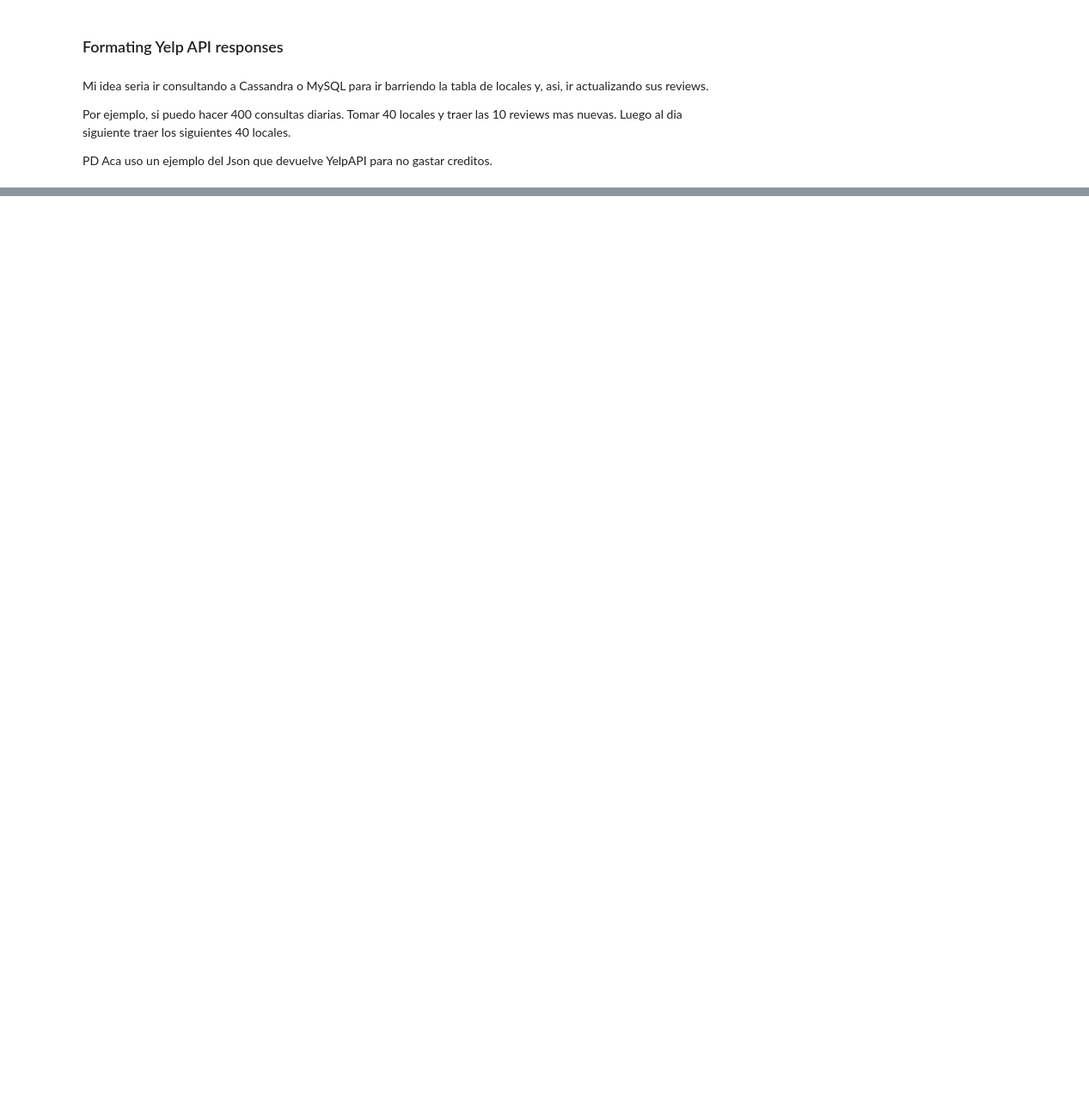
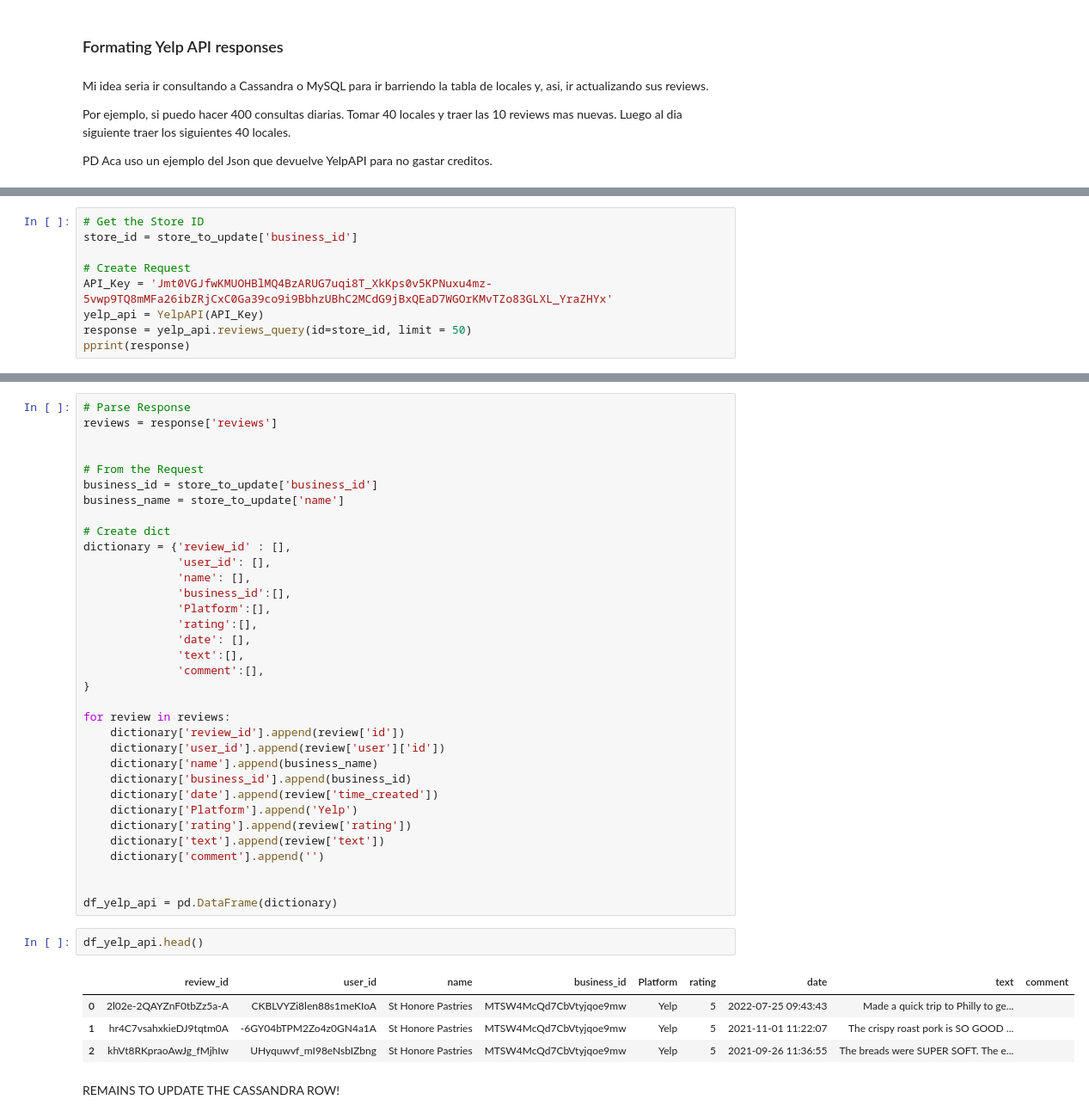
Before and after one commit to volpo/PG_YELP_GOOGLE_MAPS, a Jupyter notebook: Cassandra_SQL_DataPipeline/YelpApiDraft.ipynb, the cells around one changed output, grey strips where cells are left out. Shown at 86% size. Cells and saved outputs as stored; diff of their text form; blank space fills up the shorter version.

```diff
--- a/Cassandra_SQL_DataPipeline/YelpApiDraft.ipynb
+++ b/Cassandra_SQL_DataPipeline/YelpApiDraft.ipynb
@@ -370,0 +460,9 @@ df_yelp_api.head()
+# %%
+# Get the Store ID
+store_id = store_to_update['business_id']
+
+# Create Request
+API_Key = 'Jmt0VGJfwKMUOHBlMQ4BzARUG7uqi8T_XkKps0v5KPNuxu4mz-5vwp9TQ8mMFa26ibZRjCxC0Ga39co9i9BbhzUBhC2MCdG9jBxQEaD7WGOrKMvTZo83GLXL_YraZHYx'
+yelp_api = YelpAPI(API_Key)
+response = yelp_api.reviews_query(id=store_id, limit = 50)
+pprint(response)
@@ -370,0 +487,43 @@ df_yelp_api.head()
+# %%
+# Parse Response
+reviews = response['reviews']
+
+
+# From the Request
+business_id = store_to_update['business_id']
+business_name = store_to_update['name']
+
+# Create dict
+dictionary = {'review_id' : [],
+              'user_id': [],
+              'name': [],
+              'business_id':[],
+              'Platform':[],
+              'rating':[],
+              'date': [],
+              'text':[],
+              'comment':[],
+}
+
+for review in reviews:
+    dictionary['review_id'].append(review['id'])
+    dictionary['user_id'].append(review['user']['id'])
+    dictionary['name'].append(business_name)
+    dictionary['business_id'].append(business_id)
+    dictionary['date'].append(review['time_created'])
+    dictionary['Platform'].append('Yelp')
+    dictionary['rating'].append(review['rating'])
+    dictionary['text'].append(review['text'])
+    dictionary['comment'].append('')
+
+
+df_yelp_api = pd.DataFrame(dictionary)
+# %%
+df_yelp_api.head()
+# %% [output]
+|  | review_id | user_id | name | business_id | Platform | rating | date | text | comment |
+| 0 | 2l02e-2QAYZnF0tbZz5a-A | CKBLVYZi8len88s1meKIoA | St Honore Pastries | MTSW4McQd7CbVtyjqoe9mw | Yelp | 5 | 2022-07-25 09:43:43 | Made a quick trip to Philly to ge... |  |
+| 1 | hr4C7vsahxkieDJ9tqtm0A | -6GY04bTPM2Zo4z0GN4a1A | St Honore Pastries | MTSW4McQd7CbVtyjqoe9mw | Yelp | 5 | 2021-11-01 11:22:07 | The crispy roast pork is SO GOOD ... |  |
+| 2 | khVt8RKpraoAwJg_fMjhIw | UHyquwvf_mI98eNsbIZbng | St Honore Pastries | MTSW4McQd7CbVtyjqoe9mw | Yelp | 5 | 2021-09-26 11:36:55 | The breads were SUPER SOFT. The e... |  |
+# %% [markdown]
+REMAINS TO UPDATE THE CASSANDRA ROW!
```
Also changed, not shown: parts of 25 cells of this notebook.
